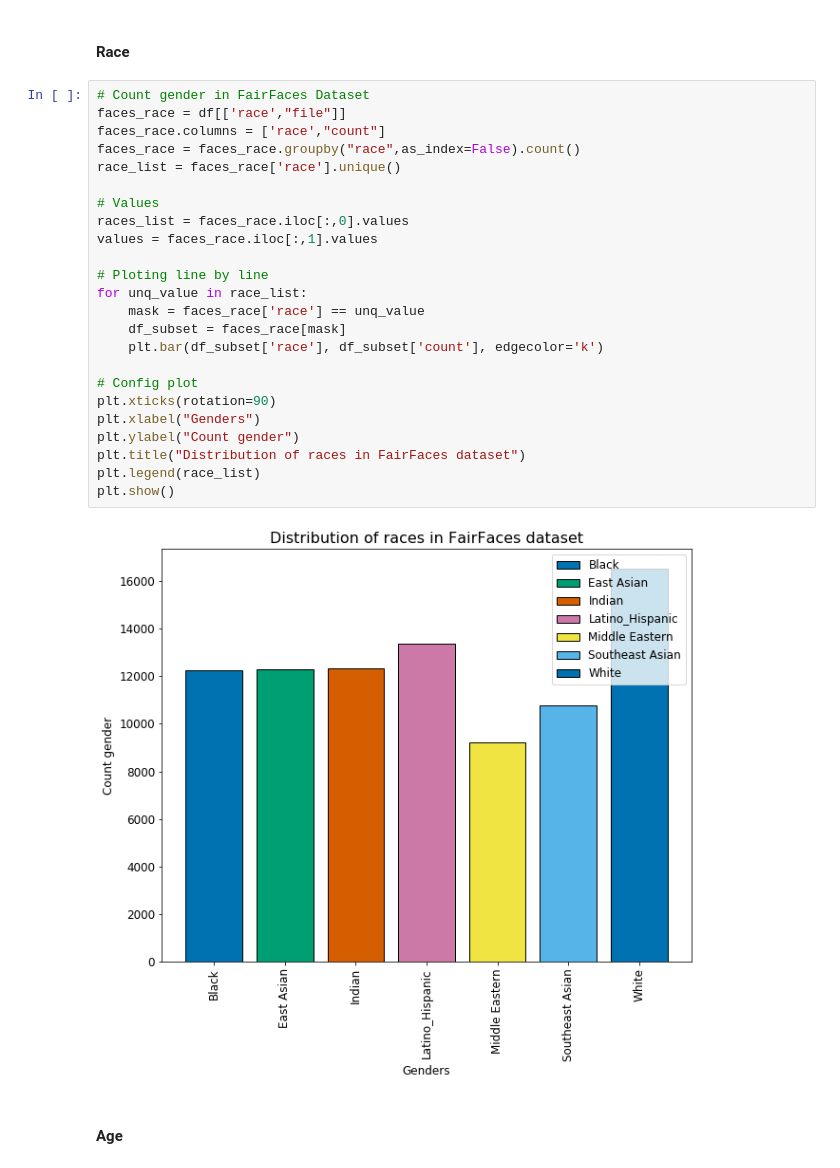
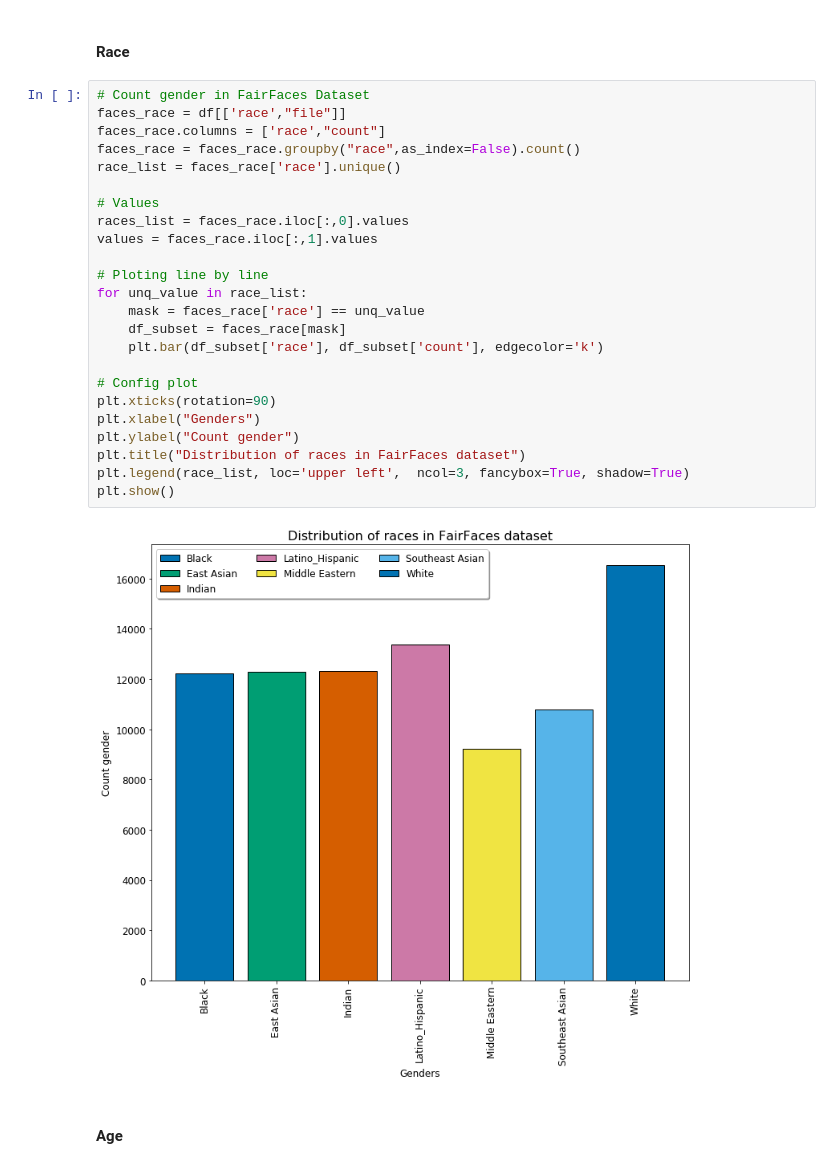
Before and after one commit to EwertonDCSilv/emotion_faces, a Jupyter notebook: tp.ipynb, the cells around one changed output. Drawn from its saved outputs; the diff is of its cells as text.

Commit message:
Create chart for analisys

```diff
--- a/tp.ipynb
+++ b/tp.ipynb
@@ -214,29 +216,29 @@ plt.show()
 # %%
 # Count gender in FairFaces Dataset
 faces_race = df[['race',"file"]]
 faces_race.columns = ['race',"count"]
 faces_race = faces_race.groupby("race",as_index=False).count()
 race_list = faces_race['race'].unique()
 
 # Values
 races_list = faces_race.iloc[:,0].values
 values = faces_race.iloc[:,1].values
 
 # Ploting line by line
 for unq_value in race_list:
     mask = faces_race['race'] == unq_value
     df_subset = faces_race[mask]
     plt.bar(df_subset['race'], df_subset['count'], edgecolor='k')
 
 # Config plot
 plt.xticks(rotation=90)
 plt.xlabel("Genders")
 plt.ylabel("Count gender")
 plt.title("Distribution of races in FairFaces dataset")
-plt.legend(race_list)
+plt.legend(race_list, loc='upper left',  ncol=3, fancybox=True, shadow=True)
 plt.show()
 # %% [output]
-[figure, old version]
+[figure, new version]
 # %% [markdown]
 #### Age
 # %%
```
Also changed, not shown: parts of 14 cells of this notebook.
